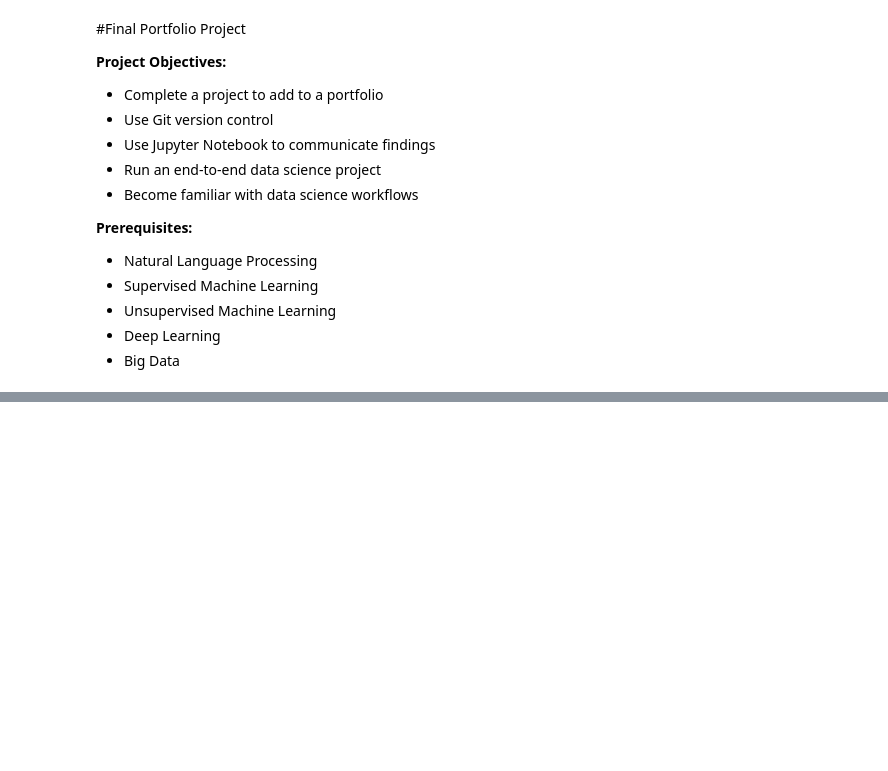
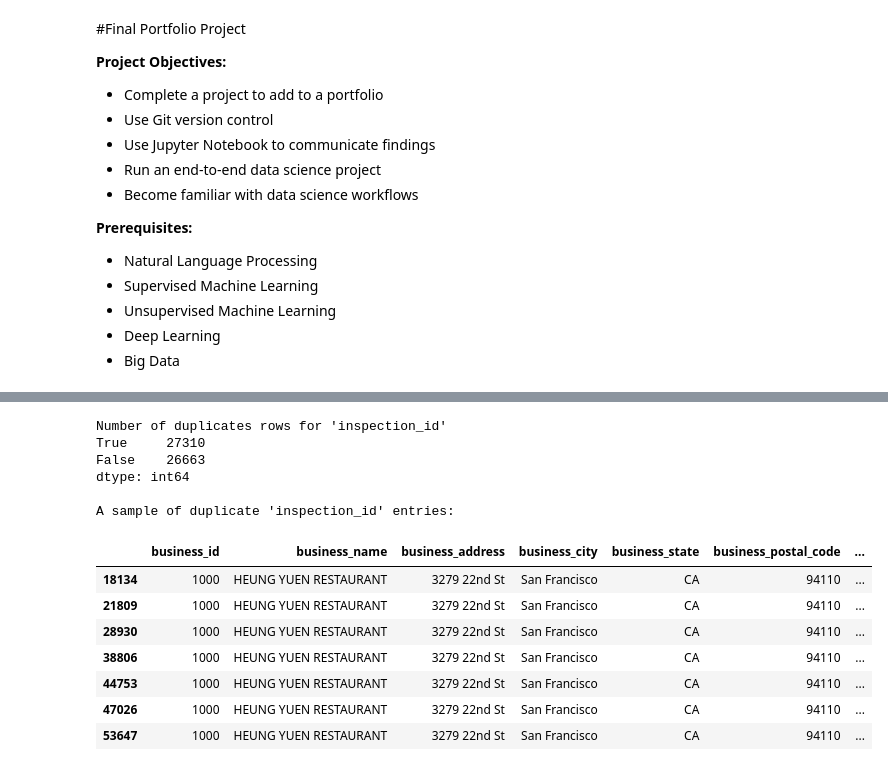
Before and after one commit to erikrowens/Codecademy, a Jupyter notebook: Final_Portfolio_Project/Final_Portfolio_Project.ipynb, the cells around one changed output, grey strips where cells are left out. Saved outputs shown, nothing was run; the diff lists cells and outputs as text; code cells hidden in the pictures; blank space fills up the shorter version.

```diff
--- a/Final_Portfolio_Project/Final_Portfolio_Project.ipynb
+++ b/Final_Portfolio_Project/Final_Portfolio_Project.ipynb
@@ -46,0 +113,24 @@ sys.path.insert(1, projectFolder)
+# %%
+#@title Code: Check 'inspection_id' for duplicates
+#Check for duplicates on column 'inspection_id'
+print("\nNumber of duplicates rows for 'inspection_id'")
+print(scoresDF.duplicated(subset=['inspection_id']).value_counts())
+
+sampleRows = scoresDF[scoresDF['inspection_id'] == '1000_20171002']
+print("\nA sample of duplicate 'inspection_id' entries:")
+sampleRows
+# %% [output]
+Number of duplicates rows for 'inspection_id'
+True     27310
+False    26663
+dtype: int64
+
+A sample of duplicate 'inspection_id' entries:
+|  | business_id | business_name | business_address | business_city | business_state | business_postal_code | ... |
+| 18134 | 1000 | HEUNG YUEN RESTAURANT | 3279 22nd St | San Francisco | CA | 94110 | ... |
+| 21809 | 1000 | HEUNG YUEN RESTAURANT | 3279 22nd St | San Francisco | CA | 94110 | ... |
+| 28930 | 1000 | HEUNG YUEN RESTAURANT | 3279 22nd St | San Francisco | CA | 94110 | ... |
+| 38806 | 1000 | HEUNG YUEN RESTAURANT | 3279 22nd St | San Francisco | CA | 94110 | ... |
+| 44753 | 1000 | HEUNG YUEN RESTAURANT | 3279 22nd St | San Francisco | CA | 94110 | ... |
+| 47026 | 1000 | HEUNG YUEN RESTAURANT | 3279 22nd St | San Francisco | CA | 94110 | ... |
+| 53647 | 1000 | HEUNG YUEN RESTAURANT | 3279 22nd St | San Francisco | CA | 94110 | ... |
```
Also changed, not shown: parts of 16 cells of this notebook.
